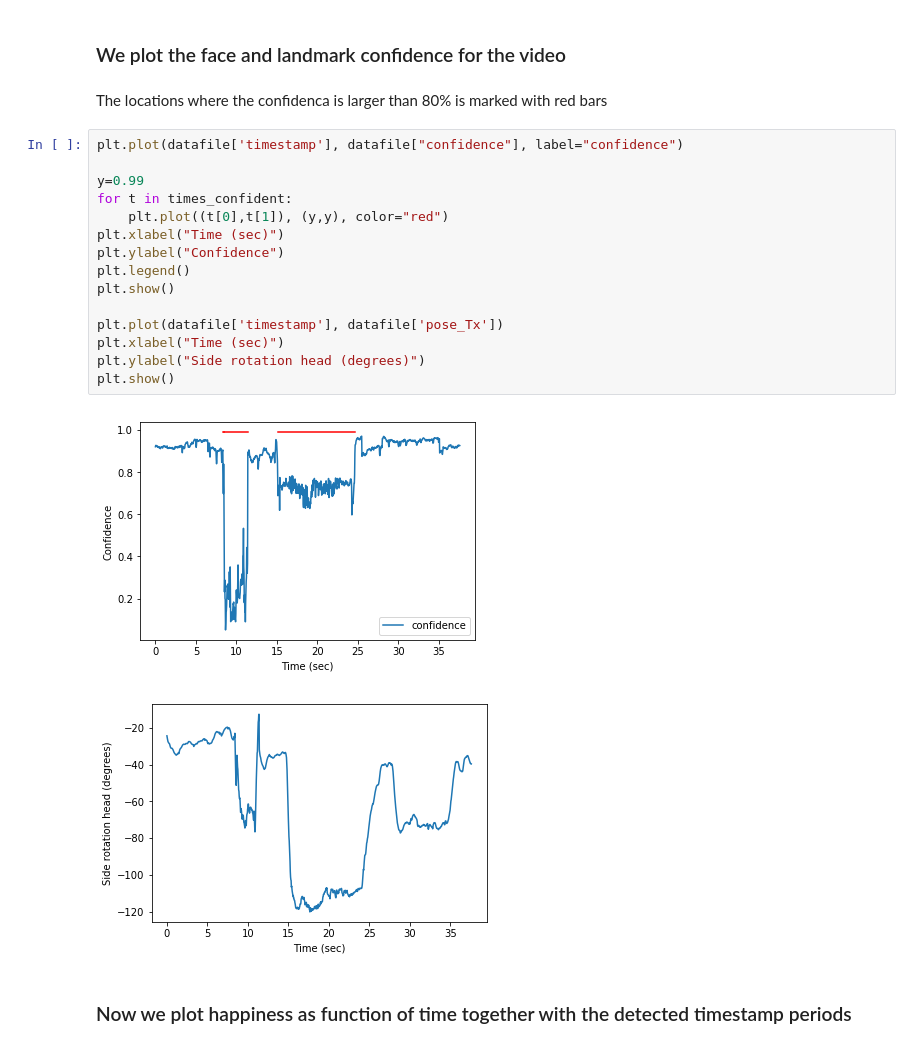
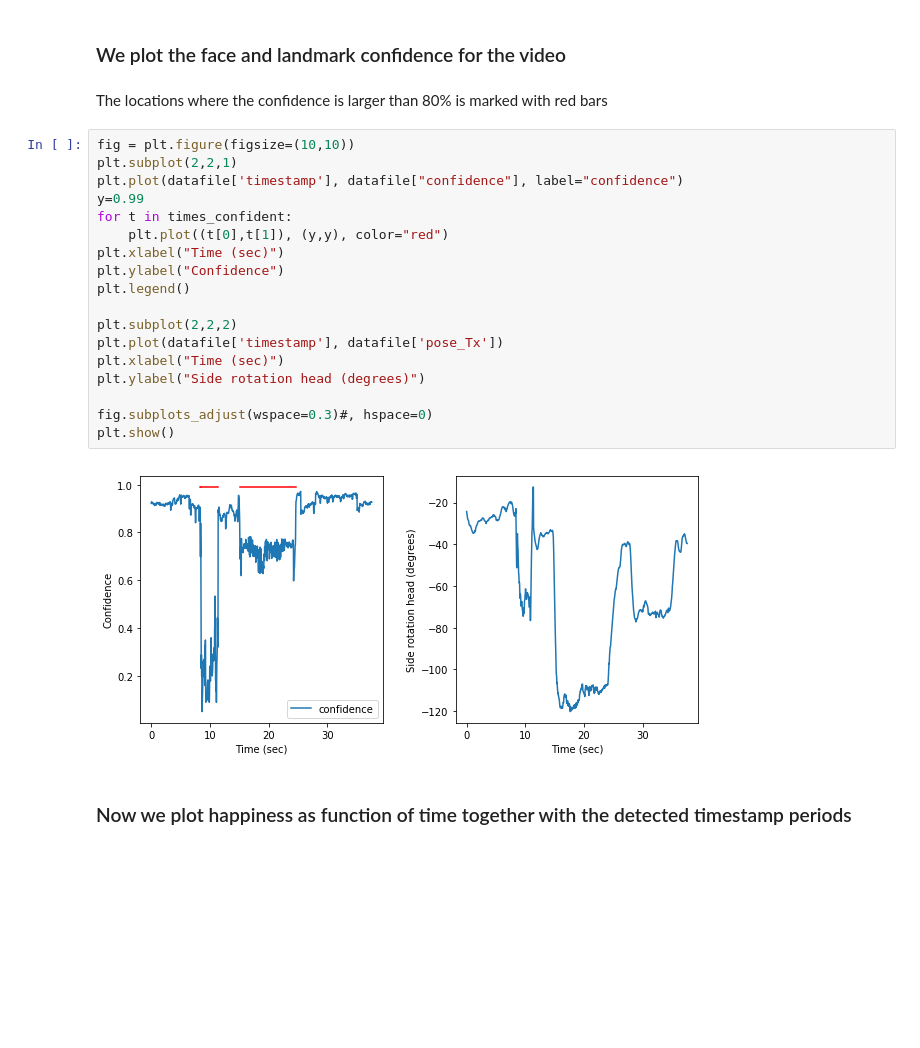
Before and after one commit to emrecdem/exploface, a Jupyter notebook: DEMOS/example.ipynb, the cells around one changed output. Drawn from its saved outputs; the diff is of its cells as text; blank space fills up the shorter version.

```diff
--- a/DEMOS/example.ipynb
+++ b/DEMOS/example.ipynb
@@ -46,25 +46,27 @@ times_happy_3 = getActivationTimes(datafile, "happy", 2, method="mean", time_gap
 # %% [markdown]
 ### We plot the face and landmark confidence for the video
 # %% [markdown]
-The locations where the confidenca is larger than 80% is marked with red bars
+The locations where the confidence is larger than 80% is marked with red bars
 # %%
+fig = plt.figure(figsize=(10,10))
+plt.subplot(2,2,1)
 plt.plot(datafile['timestamp'], datafile["confidence"], label="confidence")
-
 y=0.99
 for t in times_confident:
     plt.plot((t[0],t[1]), (y,y), color="red")
 plt.xlabel("Time (sec)")
 plt.ylabel("Confidence")
 plt.legend()
-plt.show()
 
+plt.subplot(2,2,2)
 plt.plot(datafile['timestamp'], datafile['pose_Tx'])
 plt.xlabel("Time (sec)")
 plt.ylabel("Side rotation head (degrees)")
+
+fig.subplots_adjust(wspace=0.3)#, hspace=0)
 plt.show()
 # %% [output]
-[figure, old version]
+[figure, new version]
-[figure, removed]
 # %% [markdown]
 ### Now we plot happiness as function of time together with the detected timestamp periods
 # %%
```
Also changed, not shown: 5 other files.
